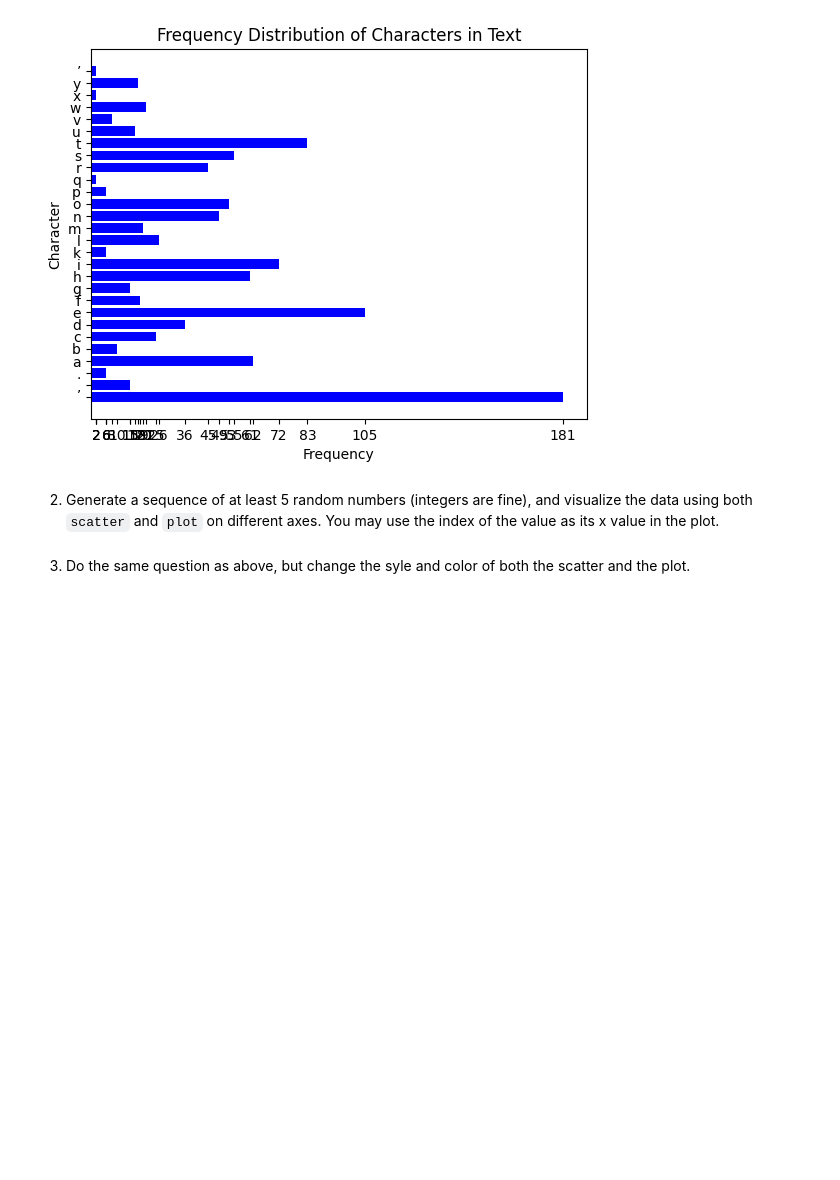
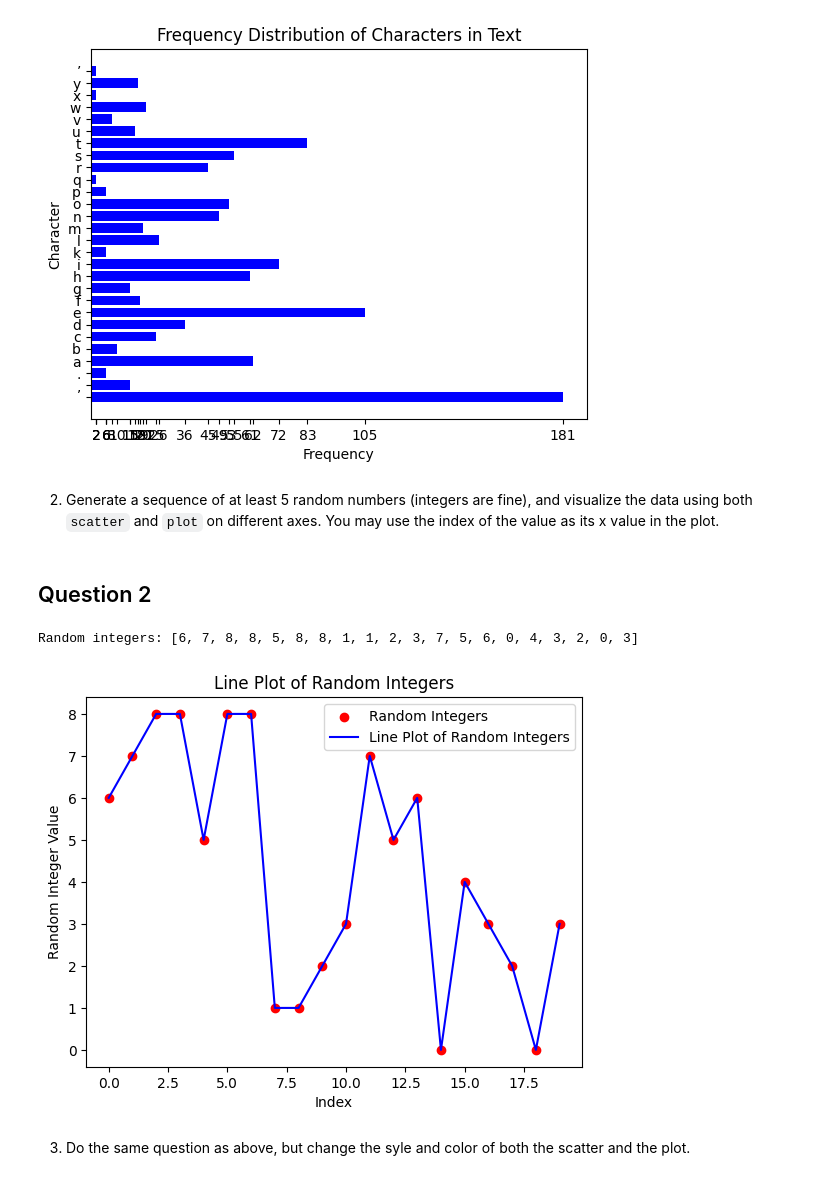
Before and after one commit to jarjarredred/pyplot, a Jupyter notebook: pyplot.ipynb, the cells around one changed output. Saved outputs shown, nothing was run; the diff lists cells and outputs as text; code cells hidden in the pictures; blank space fills up the shorter version.

Commit message:
question 2

```diff
--- a/pyplot.ipynb
+++ b/pyplot.ipynb
@@ -80,6 +80,32 @@ plt.show()
 [figure]
 # %% [markdown]
 2. Generate a sequence of at least 5 random numbers (integers are fine), and visualize the data using both `scatter` and `plot` on different axes.  You may use the index of the value as its x value in the plot.
+# %% [markdown]
+## Question 2
+# %%
+import random
+
+random_integers = [random.randint(0,8) for _ in range(20)]
+
+x_indices = list(range(len(random_integers)))
+
+plt.scatter(x_indices, random_integers, color='red', label ='Random Integers')
+plt.title('Scatter Plot of Random Integers')
+plt.xlabel('Index')
+plt.ylabel('Random Integer Value')
+plt.legend()
+
+plt.plot(x_indices, random_integers, color='blue', label='Line Plot of Random Integers')
+plt.title('Line Plot of Random Integers')
+plt.xlabel('Index')
+plt.ylabel('Random Integer Value')
+plt.legend()
+
+print('Random integers:', random_integers)
+plt.show()
+# %% [output]
+Random integers: [6, 7, 8, 8, 5, 8, 8, 1, 1, 2, 3, 7, 5, 6, 0, 4, 3, 2, 0, 3]
+[figure, added]
 # %% [markdown]
 3. Do the same question as above, but change the syle and color of both the scatter and the plot.
 # %% [markdown]
```
